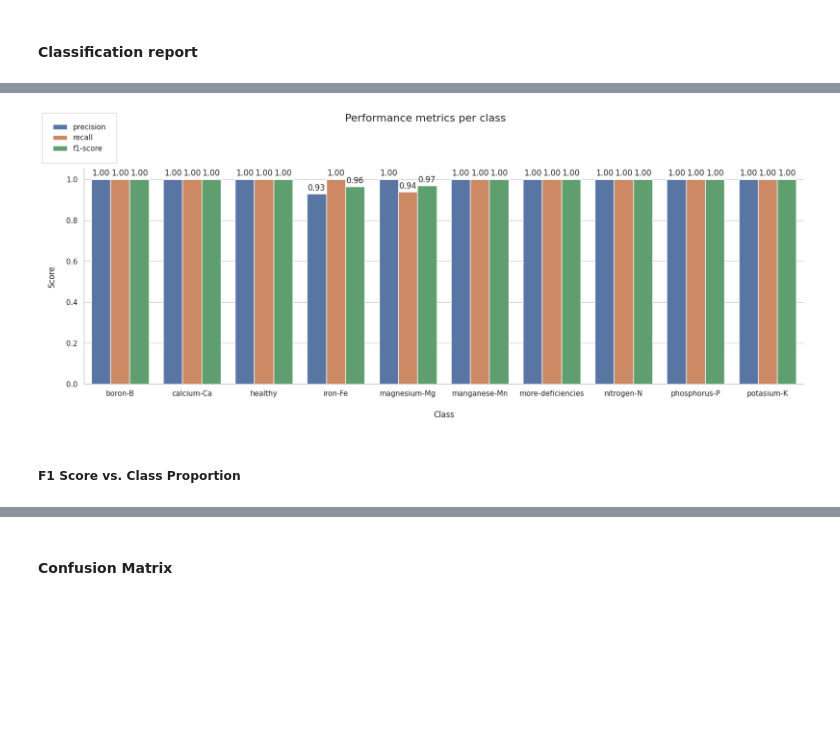
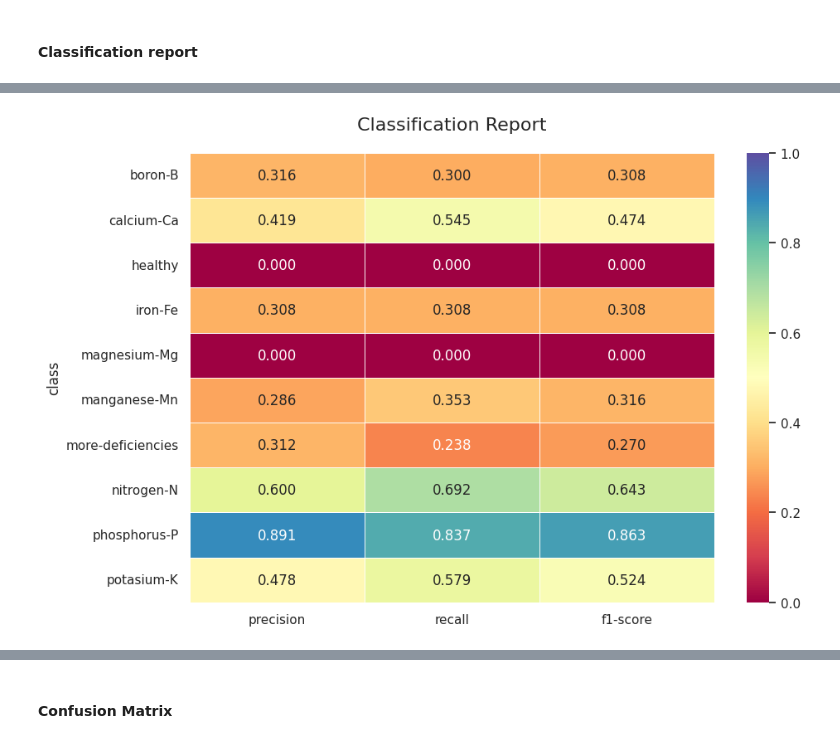
Before and after one commit to encars28/CoLeaf-CNN, a Jupyter notebook: main.ipynb, the cells around one changed output, grey strips where cells are left out. Drawn from its saved outputs; the diff is of its cells as text; code cells hidden in the pictures; blank space fills up the shorter version.

Commit message:
first version of the model with cross validation

```diff
--- a/main.ipynb
+++ b/main.ipynb
@@ -445,44 +563,17 @@ display(df_report)
 # %%
-df_class_metrics = df_report[:-3]
+plt.figure(figsize=(10, len(df_report) * 0.5))
+sns.set_theme(style="white")
 
-df_melted = pd.melt(
-    df_class_metrics,
-    id_vars=['class'],
-    value_vars=['precision', 'recall', 'f1-score'],
-    var_name='Metric',
-    value_name='Score'
-)
+# Prepare data: set 'class' as index and drop 'support'
+heatmap_data = df_report.set_index('class').drop(columns=['support']).head(-3)
 
-g = sns.catplot(
-    data=df_melted,
-    kind="bar",
-    x="class",
-    y="Score",
-    hue="Metric",
-    aspect=2.5,
-    height=6
-)
+# Create heatmap
+sns.heatmap(heatmap_data, annot=True, cmap='Spectral', fmt='.3f', linewidths=.5, vmin=0, vmax=1)
 
-g.figure.suptitle('Performance metrics per class', fontsize=16, y=1.1)
-
-sns.move_legend(g, "upper left", borderpad=1.5, title=None, frameon=True)
-sns.set_theme(style="whitegrid")
-
-for ax in g.axes.flat:
-    for p in ax.patches:
-        if p.get_height() > 0:
-            ax.annotate(f'{p.get_height():.2f}',
-                    (p.get_x() + p.get_width() / 2., p.get_height()),
-                    ha='center', va='center',
-                    xytext=(0, 9),
-                    textcoords='offset points')
-
-plt.xlabel("Class", labelpad=20)
-plt.ylabel("Score", labelpad=15)
+plt.title('Classification Report', fontsize=16, pad=20)
+plt.yticks(rotation=0)
 plt.tight_layout()
-plt.savefig(os.path.join(GRAPHS_OUTPUT, f"metrics_barchart_{MODEL_VERSION}.png"))
+plt.savefig(os.path.join(GRAPHS_OUTPUT, f"classification_report_heatmap_{MODEL_VERSION}.png"))
 plt.show()
 # %% [output]
-[figure, old version]
+[figure, new version]
-# %% [markdown]
-##### F1 Score vs. Class Proportion
```
Also changed, not shown: parts of 26 cells of this notebook, 33 other files.
